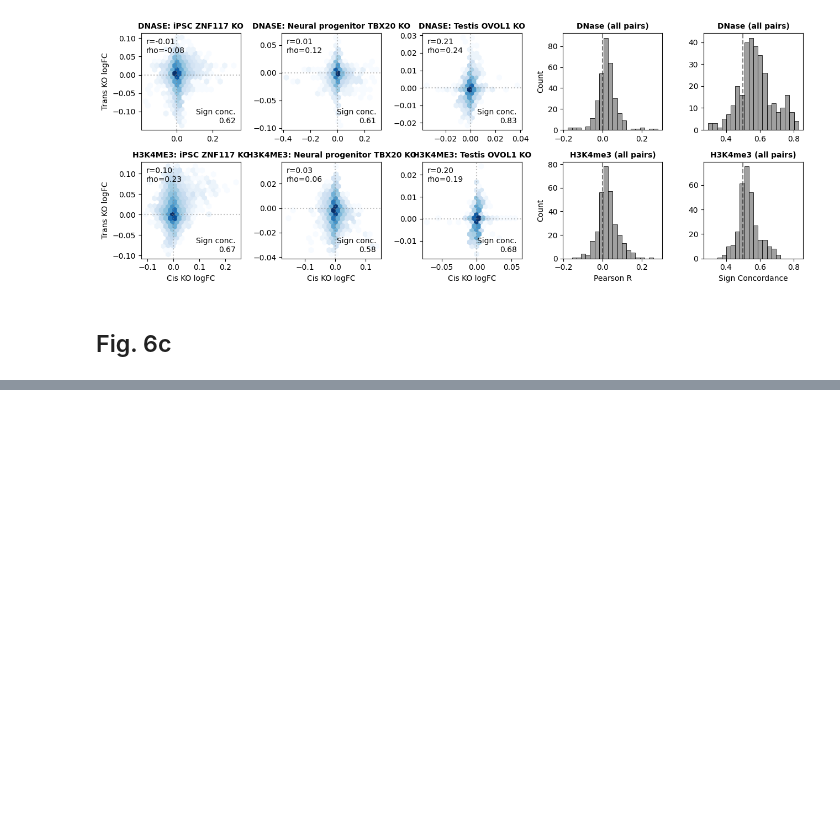
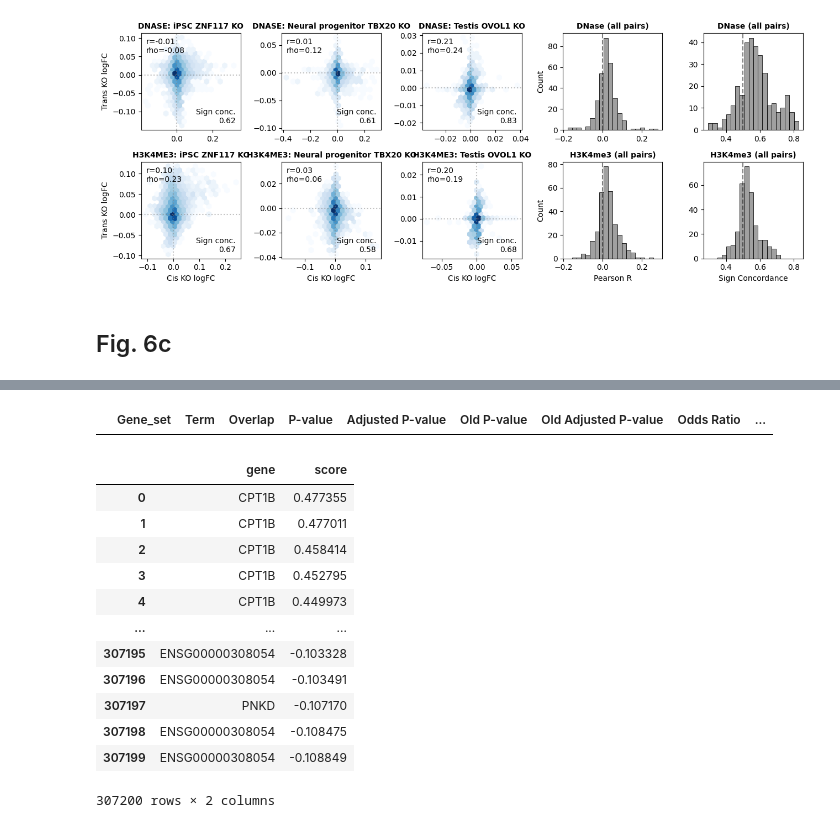
Before and after one commit to ekinda/corgi-reproduction, a Jupyter notebook: figure_notebooks_2/fig6.ipynb, the cells around one changed output, grey strips where cells are left out. Cells and saved outputs as stored; diff of their text form; code cells hidden in the pictures; blank space fills up the shorter version.

```diff
--- a/figure_notebooks_2/fig6.ipynb
+++ b/figure_notebooks_2/fig6.ipynb
@@ -686 +1093,21 @@ def plot_ko_region_for_tf_tissue(
+# %%
+gsea_res
+# %% [output]
+|  | Gene_set | Term | Overlap | P-value | Adjusted P-value | Old P-value | Old Adjusted P-value | Odds Ratio | ... |
+# %%
+ranked
+# %% [output]
+|  | gene | score |
+| 0 | CPT1B | 0.477355 |
+| 1 | CPT1B | 0.477011 |
+| 2 | CPT1B | 0.458414 |
+| 3 | CPT1B | 0.452795 |
+| 4 | CPT1B | 0.449973 |
+| ... | ... | ... |
+| 307195 | ENSG00000308054 | -0.103328 |
+| 307196 | ENSG00000308054 | -0.103491 |
+| 307197 | PNKD | -0.107170 |
+| 307198 | ENSG00000308054 | -0.108475 |
+| 307199 | ENSG00000308054 | -0.108849 |
+307200 rows × 2 columns
 # %%
```
Also changed, not shown: parts of 11 cells of this notebook, 31 other files.
